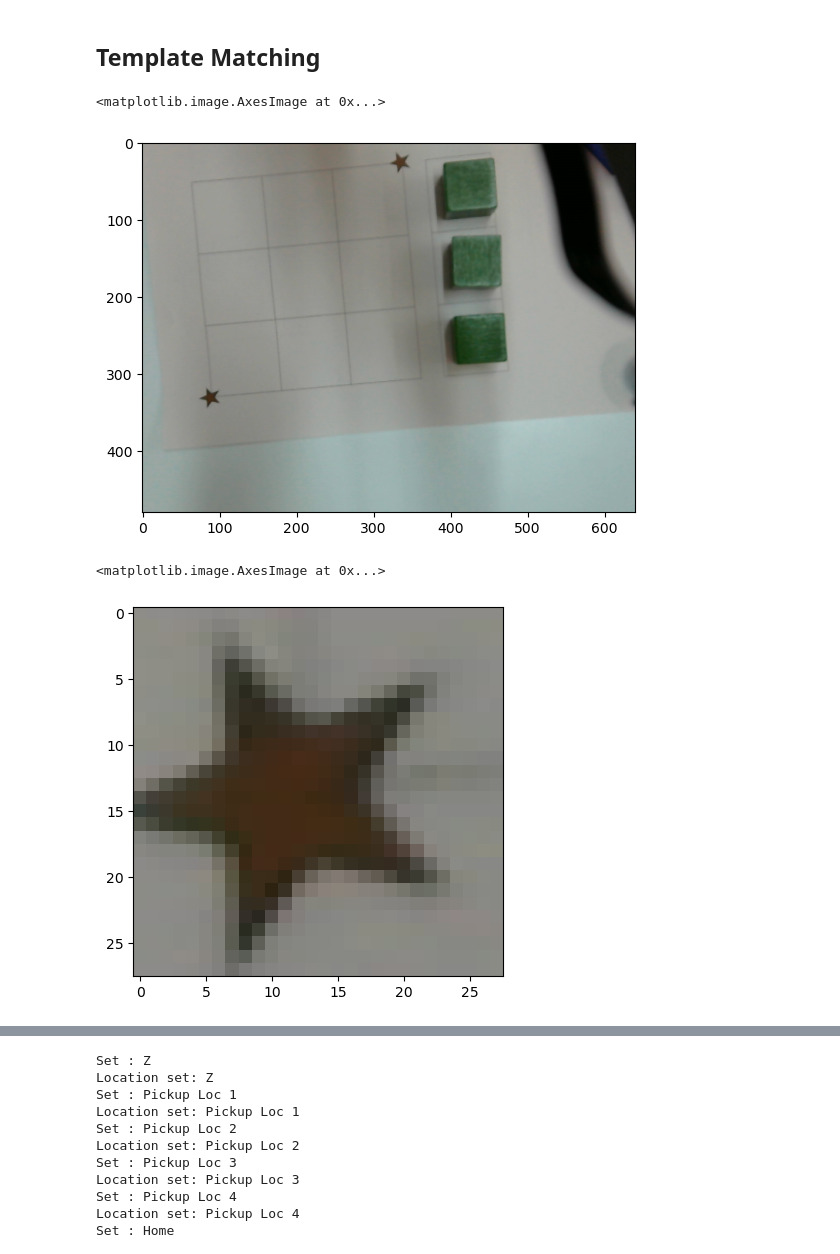
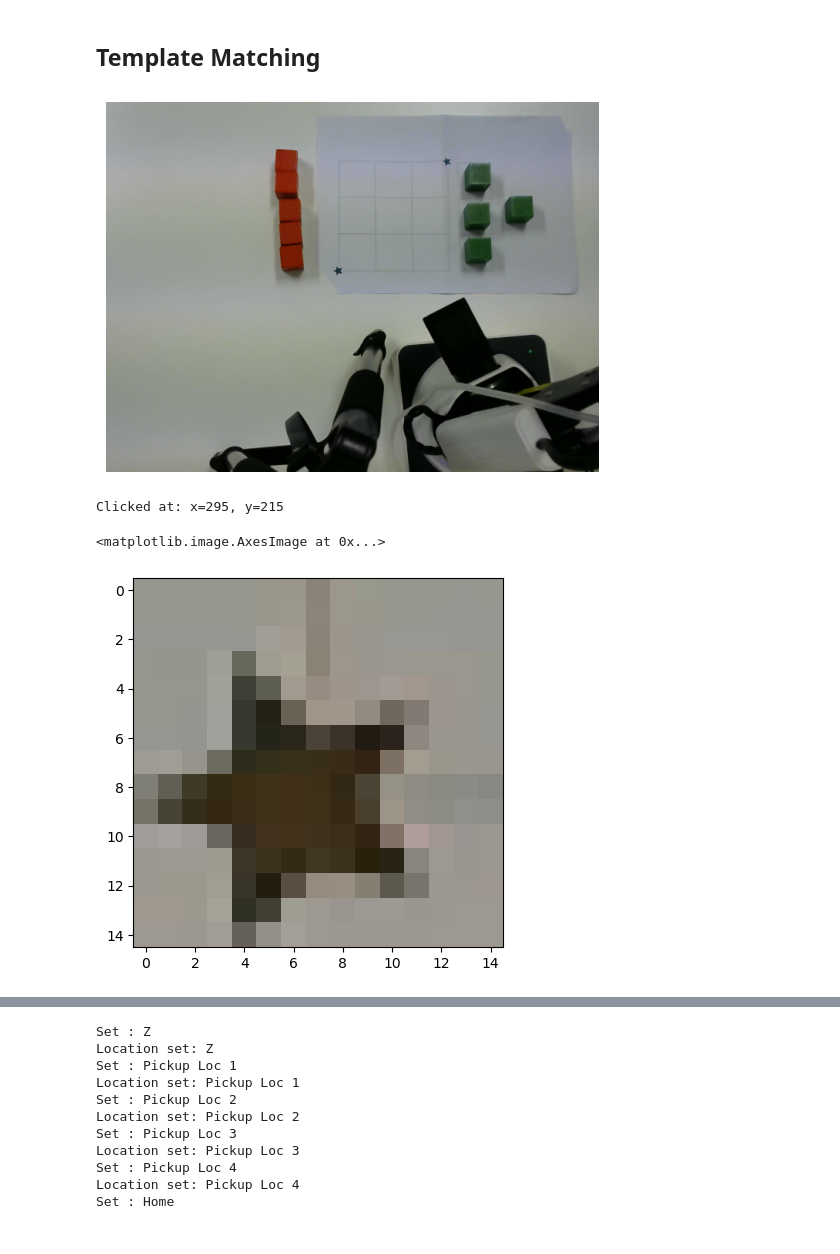
Before and after one commit to vidurayashan/robot-tictactoe, a Jupyter notebook: algo.ipynb, the cells around one changed output, grey strips where cells are left out. Cells and saved outputs as stored; diff of their text form; code cells hidden in the pictures.

```diff
--- a/algo.ipynb
+++ b/algo.ipynb
@@ -97,19 +42,32 @@ plt.imshow(main_image)
 # %%
-plt.imshow(main_image)
+# Display the image
+display_image(main_image)
+
+# Set the mouse callback function to capture click events
+cv2.namedWindow('image')
+cv2.setMouseCallback('image', click_event)
+
+# Use a loop to keep the window open for capturing events
+while True:
+    cv2.imshow('image', main_image)
+    if cv2.waitKey(20) & 0xFF == 27:  # Exit on pressing 'ESC'
+        break
+
+cv2.destroyAllWindows()
 # %% [output]
+[figure, new version]
-<matplotlib.image.AxesImage at 0x...>
+Clicked at: x=295, y=215
-[figure, old version]
 # %%
 # Find the template from tbe image
-template_pix_x = 317
-template_pix_y = 77
-template_size = 28
+template_pix_x = 210
+template_pix_y = 295
+template_size = 15
 
 template = main_image[template_pix_x:template_pix_x+template_size, template_pix_y:template_pix_y+template_size]
 plt.imshow(template)
 # %% [output]
 <matplotlib.image.AxesImage at 0x...>
-[figure, old version]
+[figure, new version]
 # %%
 # Perform template matching using cv2.matchTemplate
 result = cv2.matchTemplate(main_image, template, cv2.TM_CCOEFF_NORMED)
```
Also changed, not shown: parts of 34 cells of this notebook, 3 other files.
